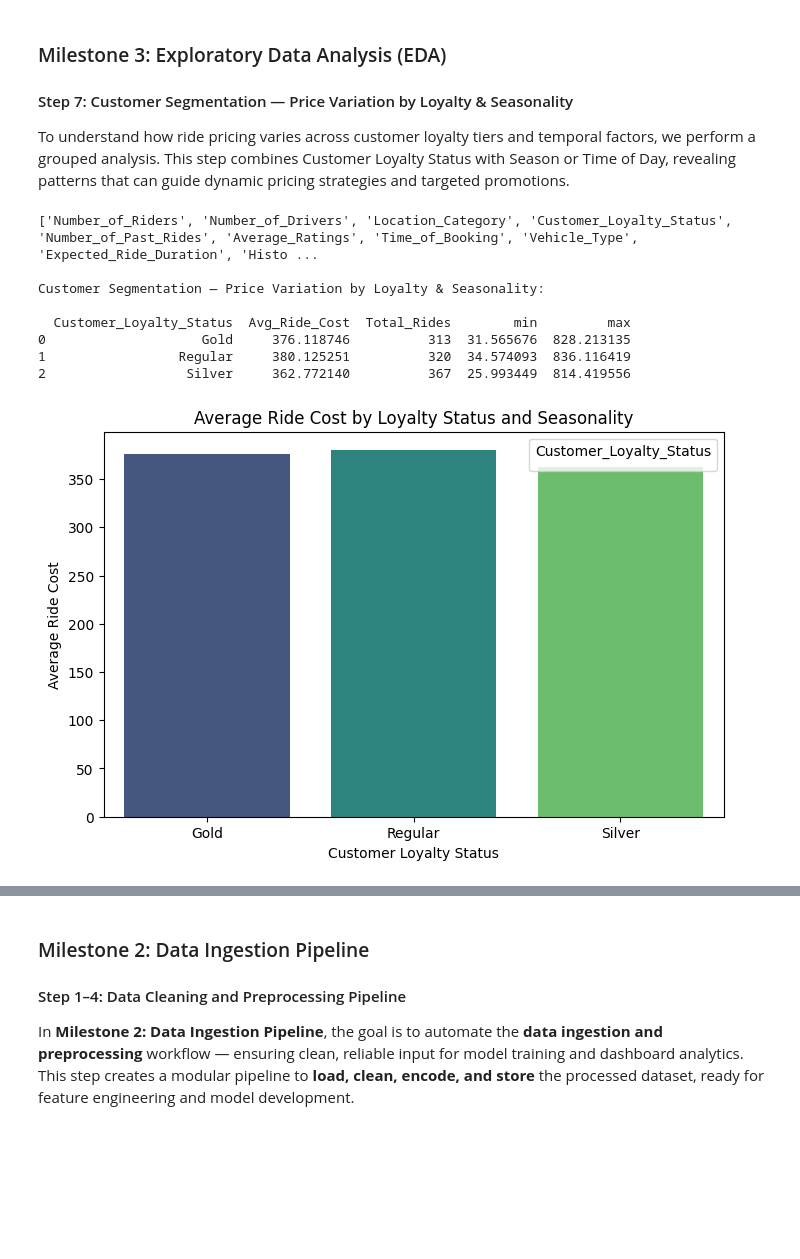
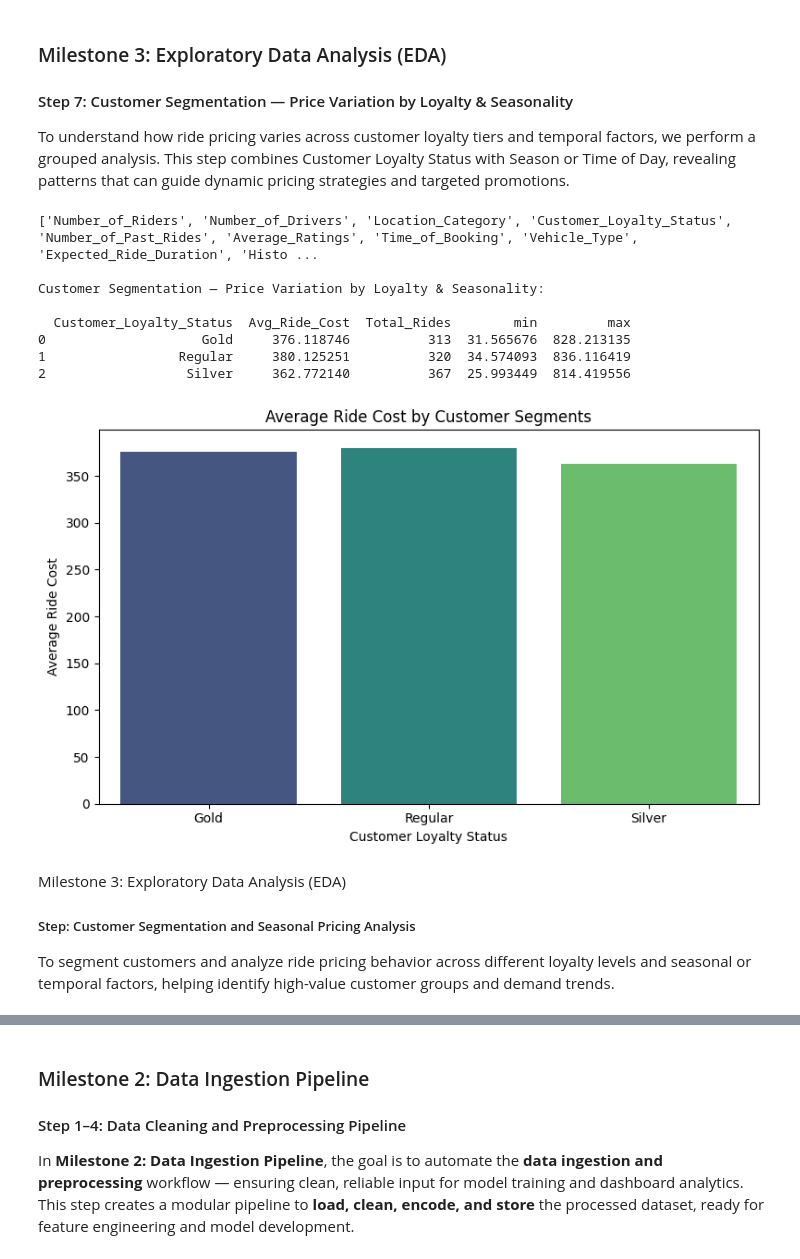
Before and after one commit to PriceOptima-SpringBoard/AI-PriceOptima, a Jupyter notebook: priceoptima.ipynb, the cells around one changed output, grey strips where cells are left out. Cells and saved outputs as stored; diff of their text form; code cells hidden in the pictures; blank space fills up the shorter version.

Commit message:
upto milestone-4

```diff
--- a/priceoptima.ipynb
+++ b/priceoptima.ipynb
@@ -616,47 +629,67 @@ df = pd.read_csv("dynamic_pricing.csv")
 # Check available columns
 print(df.columns.tolist())
 
-# Group by Loyalty Status and Seasonality (replace column names if different)
+# Determine grouping columns
 group_columns = []
 if "Customer_Loyalty_Status" in df.columns:
     group_columns.append("Customer_Loyalty_Status")
 if "Season" in df.columns:
     group_columns.append("Season")
 elif "Time_of_Day" in df.columns:
     group_columns.append("Time_of_Day")
 
 # Perform segmentation
 segmentation = (
     df.groupby(group_columns)["Historical_Cost_of_Ride"]
       .agg(["mean", "count", "min", "max"])
       .reset_index()
       .rename(columns={"mean": "Avg_Ride_Cost", "count": "Total_Rides"})
 )
 
 print("\nCustomer Segmentation — Price Variation by Loyalty & Seasonality:\n")
 print(segmentation.head())
 
 # Visualization
 plt.figure(figsize=(8, 5))
-sns.barplot(
-    data=segmentation,
-    x=group_columns[0],
-    y="Avg_Ride_Cost",
-    hue=group_columns[-1],
-    palette="viridis"
-)
-plt.title("Average Ride Cost by Loyalty Status and Seasonality")
-plt.xlabel("Customer Loyalty Status")
+
+if len(group_columns) > 1:
+    # Two grouping variables — grouped barplot
+    sns.barplot(
+        data=segmentation,
+        x=group_columns[0],
+        y="Avg_Ride_Cost",
+        hue=group_columns[-1],
+        palette="viridis"
+    )
+    plt.legend(title=group_columns[-1])
+else:
+    # One grouping variable — assign palette properly as hue=x
+    sns.barplot(
+        data=segmentation,
+        x=group_columns[0],
+        y="Avg_Ride_Cost",
+        hue=group_columns[0],  # use hue same as x to apply palette safely
+        palette="viridis",
+        legend=False
+    )
+
+plt.title("Average Ride Cost by Customer Segments")
+plt.xlabel(group_columns[0].replace("_", " "))
 plt.ylabel("Average Ride Cost")
-plt.legend(title=group_columns[-1])
+plt.tight_layout()
 plt.show()
 # %% [output]
 ['Number_of_Riders', 'Number_of_Drivers', 'Location_Category', 'Customer_Loyalty_Status', 'Number_of_Past_Rides', 'Average_Ratings', 'Time_of_Booking', 'Vehicle_Type', 'Expected_Ride_Duration', 'Histo ...
 
 Customer Segmentation — Price Variation by Loyalty & Seasonality:
 
   Customer_Loyalty_Status  Avg_Ride_Cost  Total_Rides        min         max
 0                    Gold     376.118746          313  31.565676  828.213135
 1                 Regular     380.125251          320  34.574093  836.116419
 2                  Silver     362.772140          367  25.993449  814.419556
-[figure, old version]
+[figure, new version]
+# %% [markdown]
+Milestone 3: Exploratory Data Analysis (EDA)
+##### Step: Customer Segmentation and Seasonal Pricing Analysis
+
+To segment customers and analyze ride pricing behavior across different loyalty levels and seasonal or temporal factors, helping identify high-value customer groups and demand trends.
```
Also changed, not shown: parts of 26 cells of this notebook, 17 other files.
